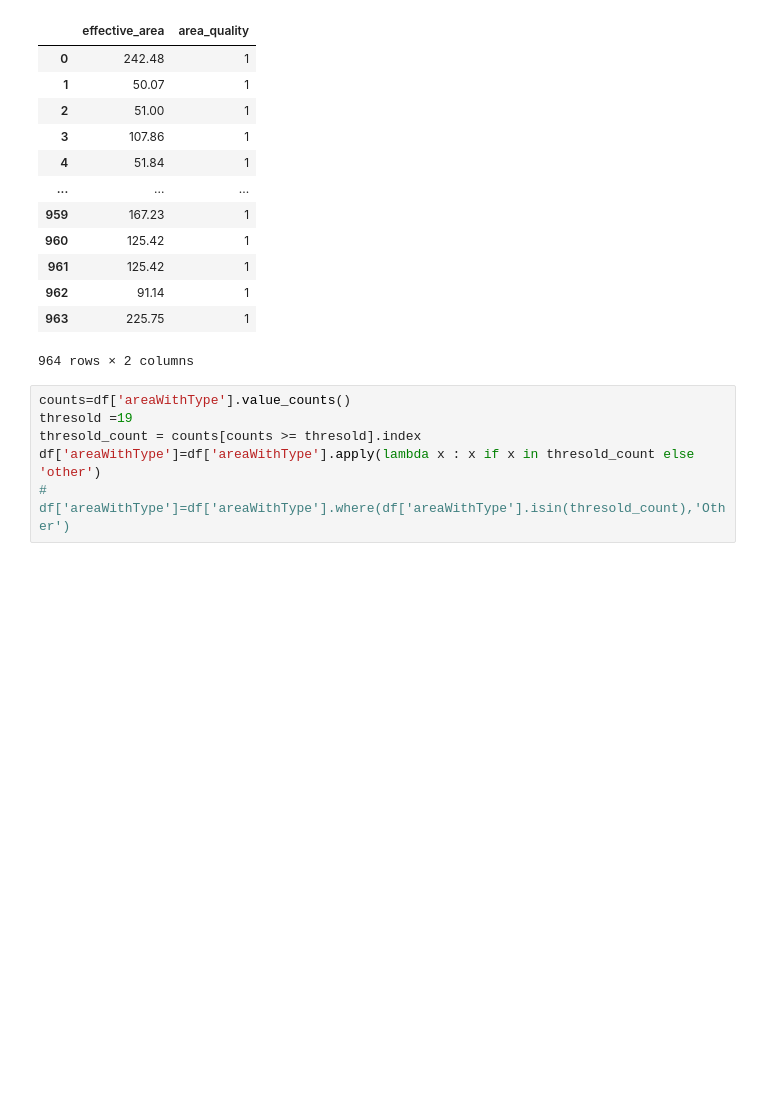
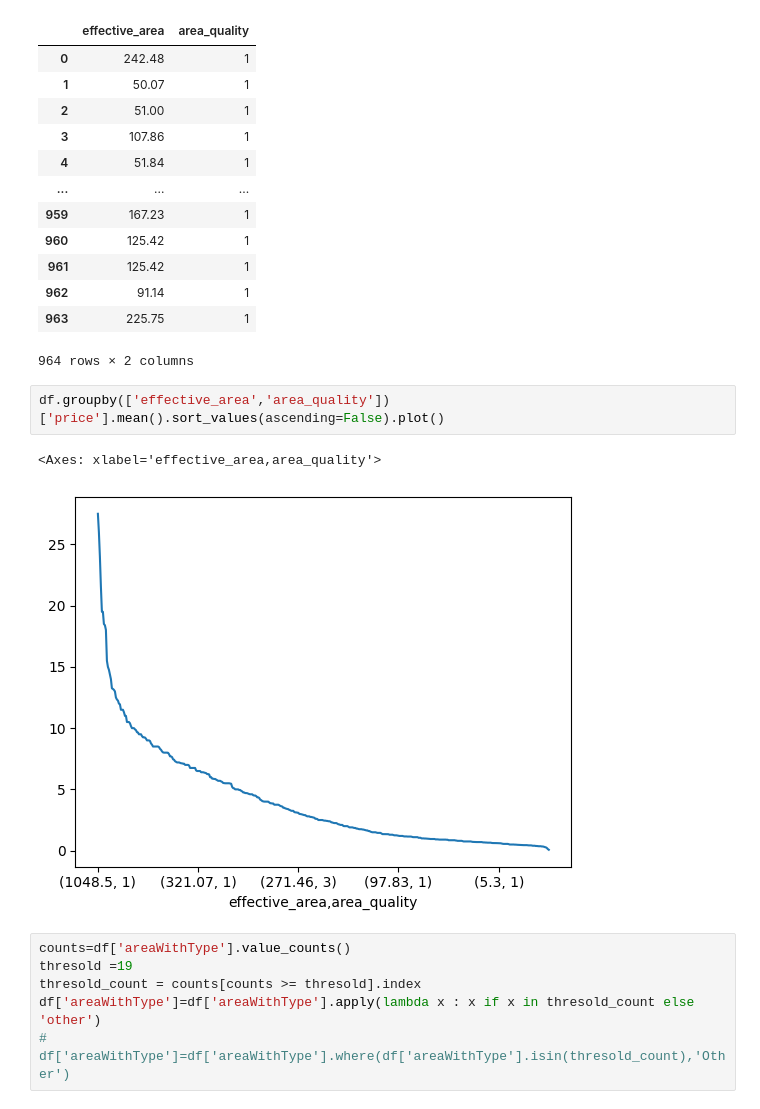
Before and after one commit to PremKarhale/Machine-learning, a Jupyter notebook: Projects/MegaProject1.ipynb, the cells around one changed output. Saved outputs shown, nothing was run; the diff lists cells and outputs as text; blank space fills up the shorter version.

```diff
--- a/Projects/MegaProject1.ipynb
+++ b/Projects/MegaProject1.ipynb
@@ -382,6 +383,11 @@ df[['effective_area','area_quality']]
 | 962 | 91.14 | 1 |
 | 963 | 225.75 | 1 |
 964 rows × 2 columns
+# %%
+df.groupby(['effective_area','area_quality'])['price'].mean().sort_values(ascending=False).plot()
+# %% [output]
+<Axes: xlabel='effective_area,area_quality'>
+[figure, added]
 # %%
 counts=df['areaWithType'].value_counts()
 thresold =19
```
Also changed, not shown: parts of 1 cell of this notebook.
